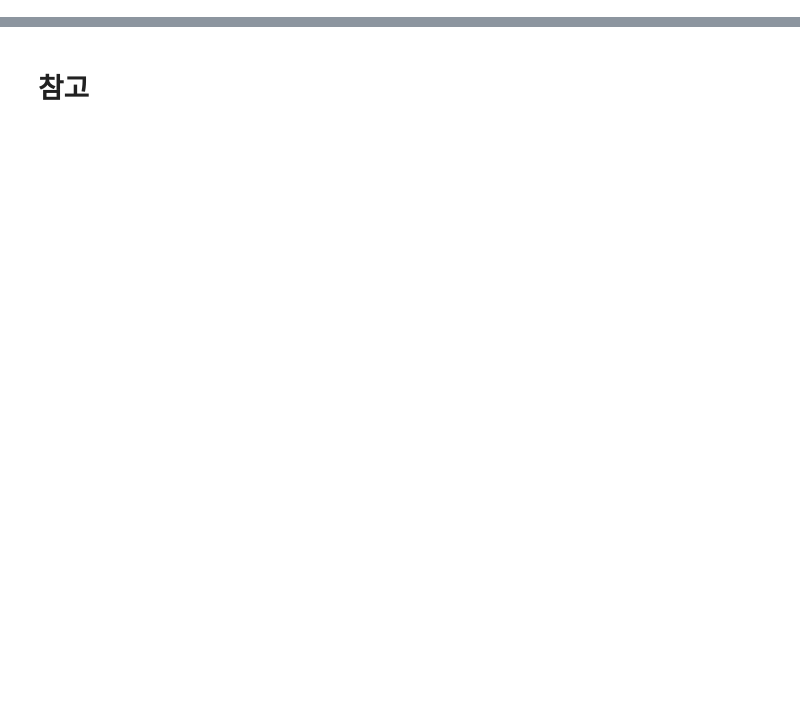
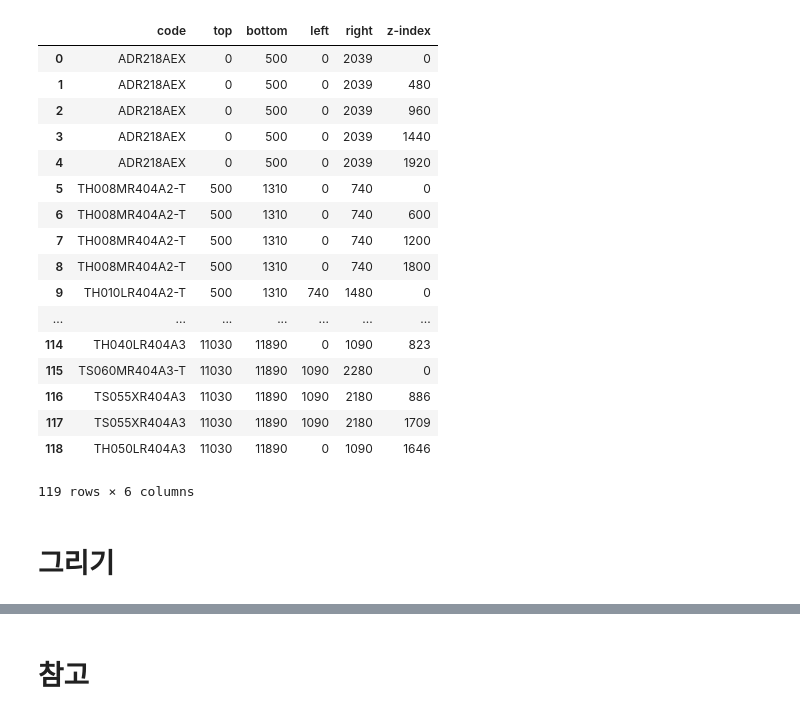
Before and after one commit to kyoungrok0517/soon-kim, a Jupyter notebook: Main.ipynb, the cells around one changed output, grey strips where cells are left out. Cells and saved outputs as stored; diff of their text form; code cells hidden in the pictures; blank space fills up the shorter version.

```diff
--- a/Main.ipynb
+++ b/Main.ipynb
@@ -65,0 +70,54 @@ reader.get_record('Load1')
+# %%
+class CrateCalculator:
+    def __init__(self, record_list):
+        self._record_list = record_list
+        self._results = dict()
+
+    def calculate(self):
+        for record_title, records in self._record_list.items():
+            results = []
+
+            for r in records.iterrows():
+                data = r[1]
+
+                rect = {}
+                rect['code'] = data['Code']
+                rect['left'] = data['vert W']
+                rect['right'] = data['vert W'] + data['edge W']
+                rect['top'] = data['vert L']
+                rect['bottom'] = data['vert L'] + data['edge L']
+                rect['z-index'] = data['vert H']
+
+                results.append(rect)
+
+            self._results[record_title] = pd.DataFrame(results, columns=['code', 'top', 'bottom', 'left', 'right', 'z-index'])
+
+    def get_results(self):
+        return self._results
+# %%
+record_list = reader.get_record_list()
+calc = CrateCalculator(record_list)
+# %%
+calc.calculate()
+calc.get_results()['Load1']
+# %% [output]
+|  | code | top | bottom | left | right | z-index |
+| 0 | ADR218AEX | 0 | 500 | 0 | 2039 | 0 |
+| 1 | ADR218AEX | 0 | 500 | 0 | 2039 | 480 |
+| 2 | ADR218AEX | 0 | 500 | 0 | 2039 | 960 |
+| 3 | ADR218AEX | 0 | 500 | 0 | 2039 | 1440 |
+| 4 | ADR218AEX | 0 | 500 | 0 | 2039 | 1920 |
+| 5 | TH008MR404A2-T | 500 | 1310 | 0 | 740 | 0 |
+| 6 | TH008MR404A2-T | 500 | 1310 | 0 | 740 | 600 |
+| 7 | TH008MR404A2-T | 500 | 1310 | 0 | 740 | 1200 |
+| 8 | TH008MR404A2-T | 500 | 1310 | 0 | 740 | 1800 |
+| 9 | TH010LR404A2-T | 500 | 1310 | 740 | 1480 | 0 |
+| ... | ... | ... | ... | ... | ... | ... |
+| 114 | TH040LR404A3 | 11030 | 11890 | 0 | 1090 | 823 |
+| 115 | TS060MR404A3-T | 11030 | 11890 | 1090 | 2280 | 0 |
+| 116 | TS055XR404A3 | 11030 | 11890 | 1090 | 2180 | 886 |
+| 117 | TS055XR404A3 | 11030 | 11890 | 1090 | 2180 | 1709 |
+| 118 | TH050LR404A3 | 11030 | 11890 | 0 | 1090 | 1646 |
+119 rows × 6 columns
+# %% [markdown]
+# 그리기
```
Also changed, not shown: parts of 14 cells of this notebook, 13 other files.
